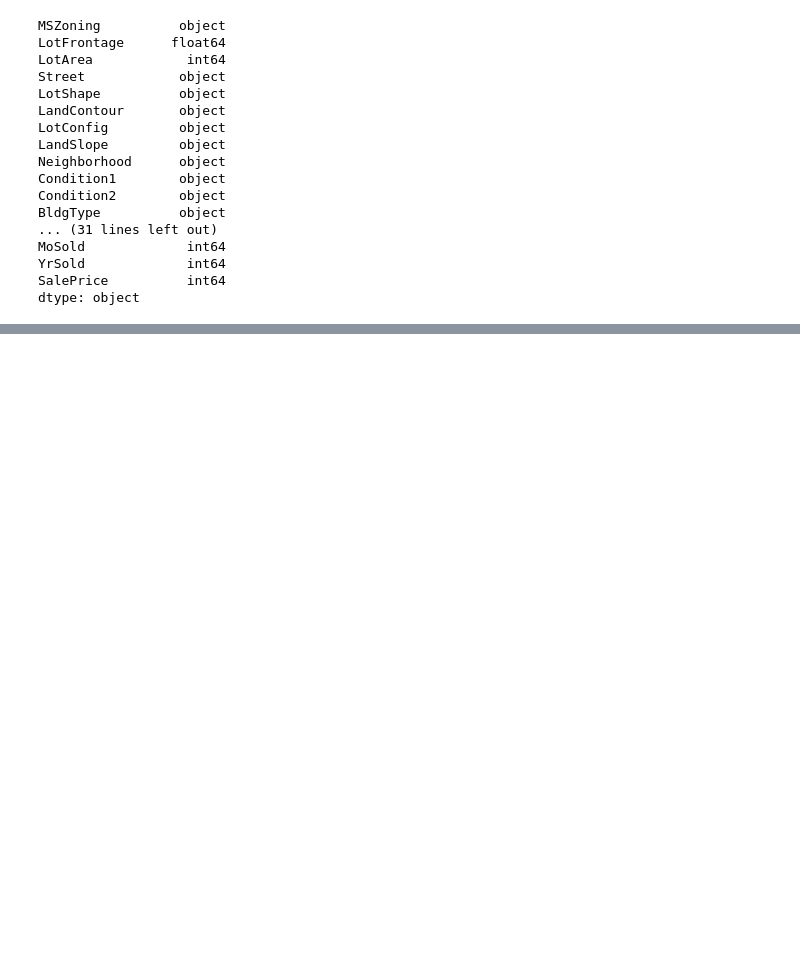
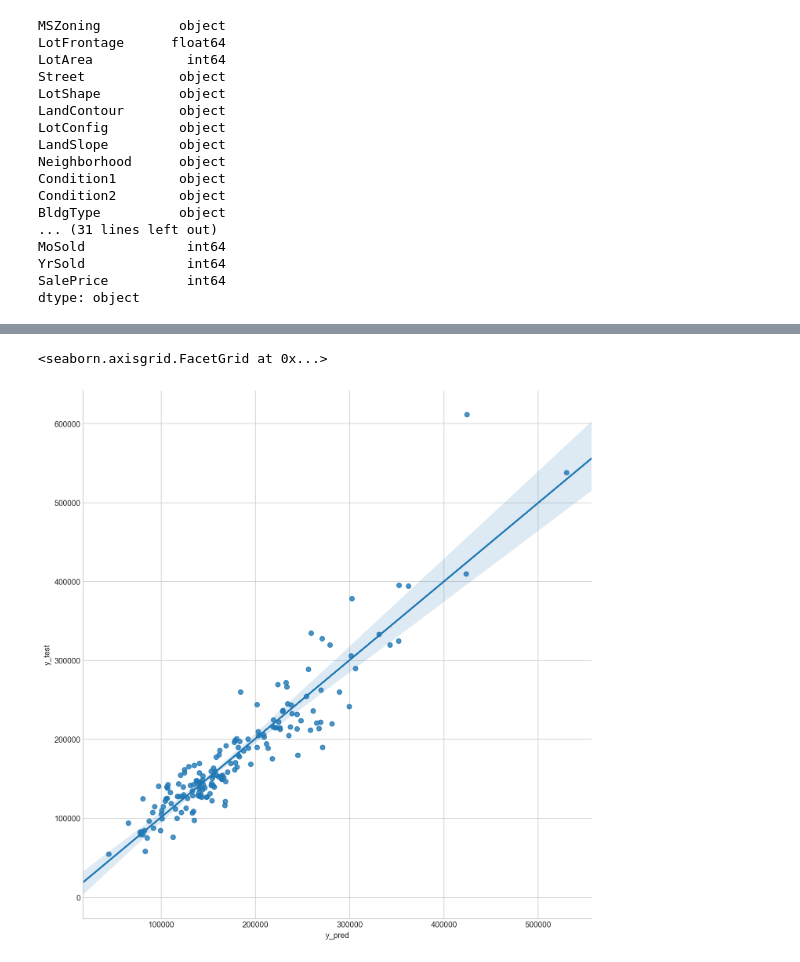
Before and after one commit to guangyic/project3, a Jupyter notebook: Chua_GuangYi_Project3.ipynb, the cells around one changed output, grey strips where cells are left out. Saved outputs shown, nothing was run; the diff lists cells and outputs as text; code cells hidden in the pictures; blank space fills up the shorter version.

```diff
--- a/Chua_GuangYi_Project3.ipynb
+++ b/Chua_GuangYi_Project3.ipynb
@@ -440,3 +446,9 @@ OLS Regression Results
+# %%
+test_new = pd.DataFrame()
+
+test_new['y_pred'] = y_pred
+test_new['y_test'] = y_test
+test_new['residuals'] = test_new['y_pred'] - test_new["y_test"]
 # %%
 y_pred.mean()
 # %% [output]
@@ -451,0 +464,8 @@ print('R2: ', model.rsquared)
+# %%
+import seaborn as sns
+%matplotlib inline
+
+sns.lmplot(x='y_pred', y='y_test', data=test_new, size=10)
+# %% [output]
+<seaborn.axisgrid.FacetGrid at 0x...>
+[figure, added]
```
Also changed, not shown: parts of 46 cells of this notebook.
